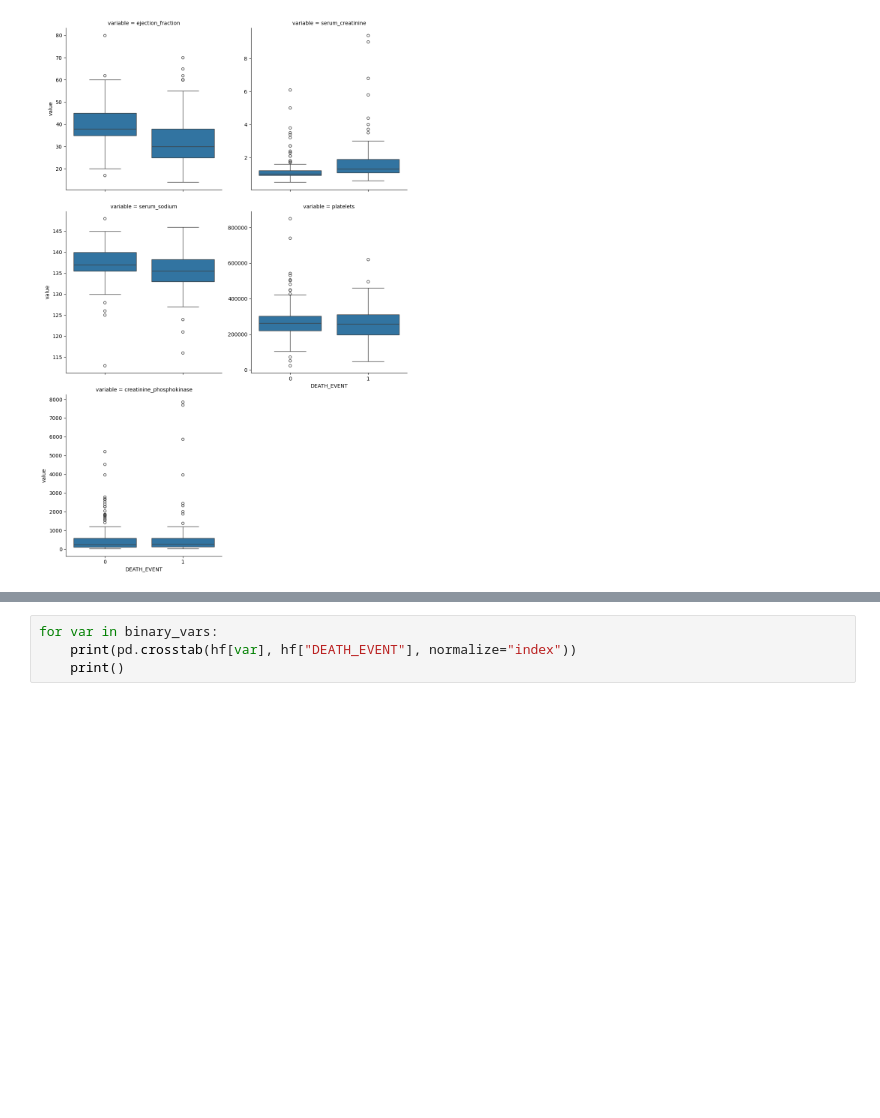
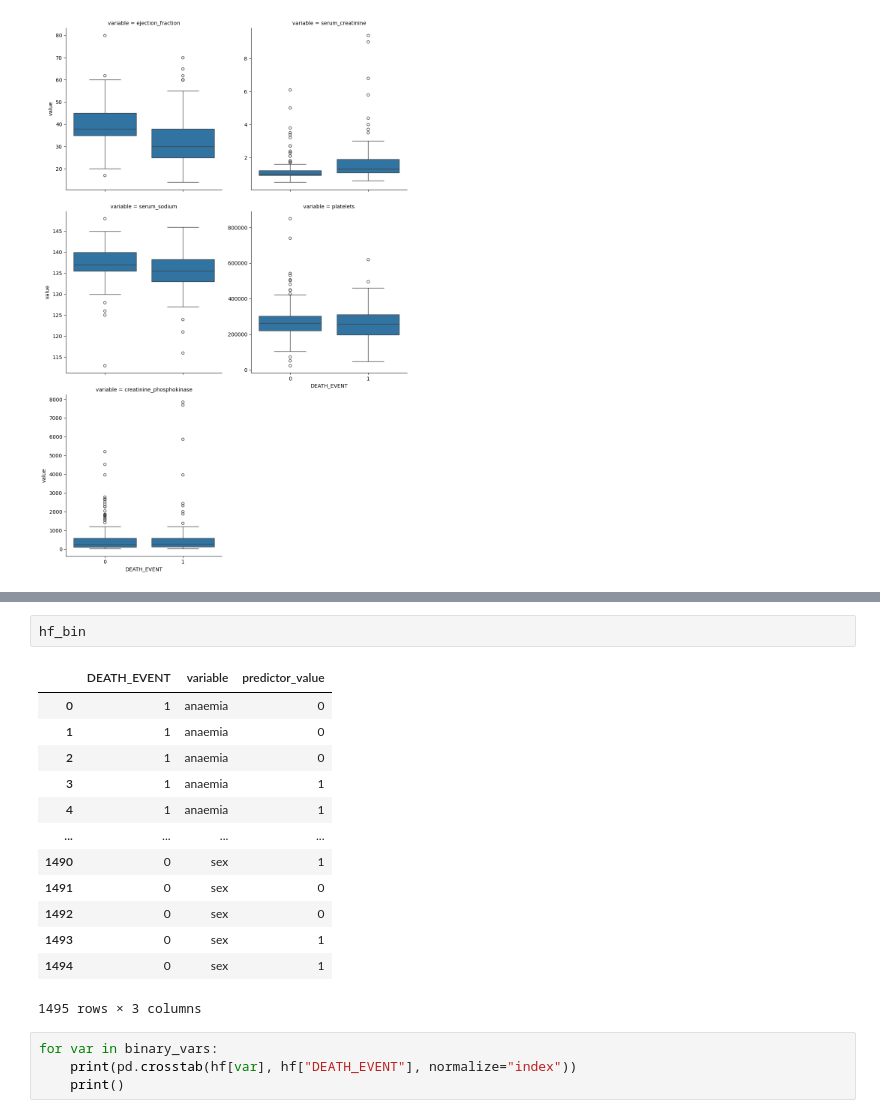
Before and after one commit to jingaling00/bayesian-stats-final-project-fa25, a Jupyter notebook: bayesian-final-proj-fa25.ipynb, the cells around one changed output, grey strips where cells are left out. Cells and saved outputs as stored; diff of their text form; blank space fills up the shorter version.

```diff
--- a/bayesian-final-proj-fa25.ipynb
+++ b/bayesian-final-proj-fa25.ipynb
@@ -43,3 +103,19 @@ plt.show()
+# %%
+hf_bin
+# %% [output]
+|  | DEATH_EVENT | variable | predictor_value |
+| 0 | 1 | anaemia | 0 |
+| 1 | 1 | anaemia | 0 |
+| 2 | 1 | anaemia | 0 |
+| 3 | 1 | anaemia | 1 |
+| 4 | 1 | anaemia | 1 |
+| ... | ... | ... | ... |
+| 1490 | 0 | sex | 1 |
+| 1491 | 0 | sex | 0 |
+| 1492 | 0 | sex | 0 |
+| 1493 | 0 | sex | 1 |
+| 1494 | 0 | sex | 1 |
+1495 rows × 3 columns
 # %%
 for var in binary_vars:
     print(pd.crosstab(hf[var], hf["DEATH_EVENT"], normalize="index"))
```
Also changed, not shown: parts of 15 cells of this notebook.
